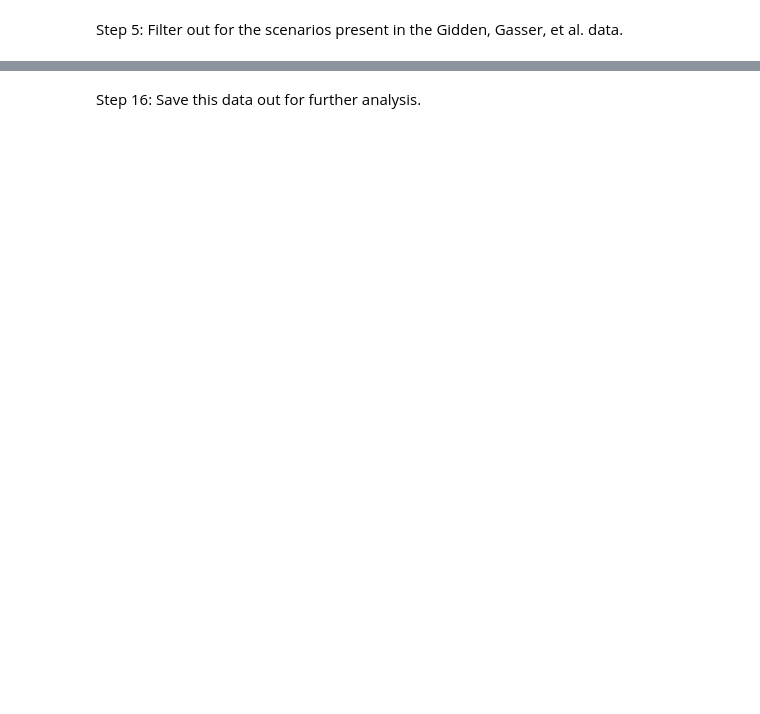
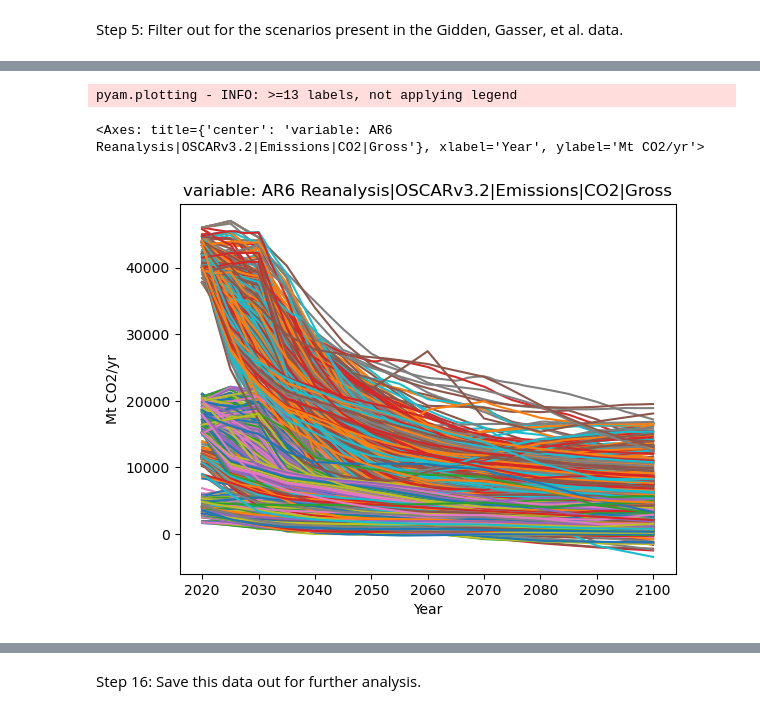
Before and after one commit to gaurav-ganti/2023_ganti_ar6_cdr_assessment, a Jupyter notebook: analysis/101_prepare_input_data.ipynb, the cells around one changed output, grey strips where cells are left out. Drawn from its saved outputs; the diff is of its cells as text; code cells hidden in the pictures; blank space fills up the shorter version.

```diff
--- a/analysis/101_prepare_input_data.ipynb
+++ b/analysis/101_prepare_input_data.ipynb
@@ -124,4 +186,7 @@ Step 9: Concatenate with the existing 1.5°C scenario dataset.
 # %%
 df_1p5 = pyam.concat(
-    [df_1p5, r5_pyam_novel, r5_pyam_population]
+    [
+        df_1p5,
+        r5_pyam_novel
+    ]
 )
@@ -147,0 +221,9 @@ df_1p5.aggregate(
+# %%
+df_1p5.filter(
+    year=range(2020, 2101),
+    variable='*Emissions|CO2|Gross'
+).plot()
+# %% [output]
+pyam.plotting - INFO: >=13 labels, not applying legend
+<Axes: title={'center': 'variable: AR6 Reanalysis|OSCARv3.2|Emissions|CO2|Gross'}, xlabel='Year', ylabel='Mt CO2/yr'>
+[figure, added]
```
Also changed, not shown: parts of 75 cells of this notebook.
